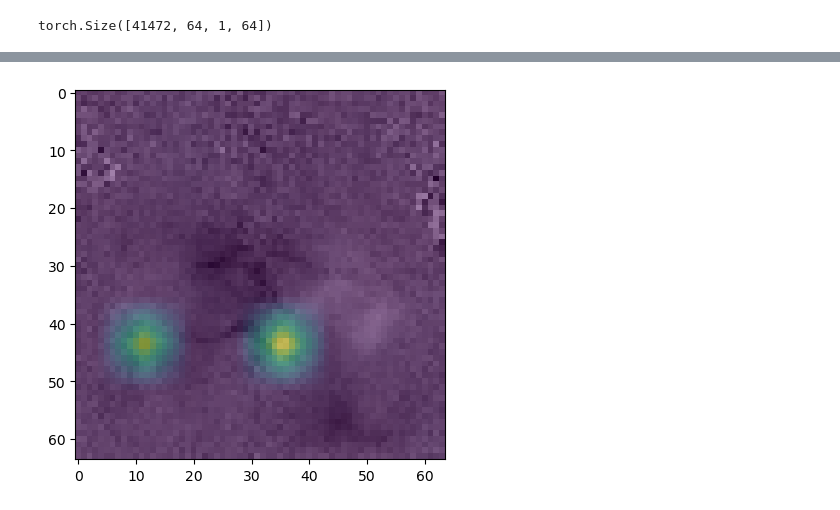
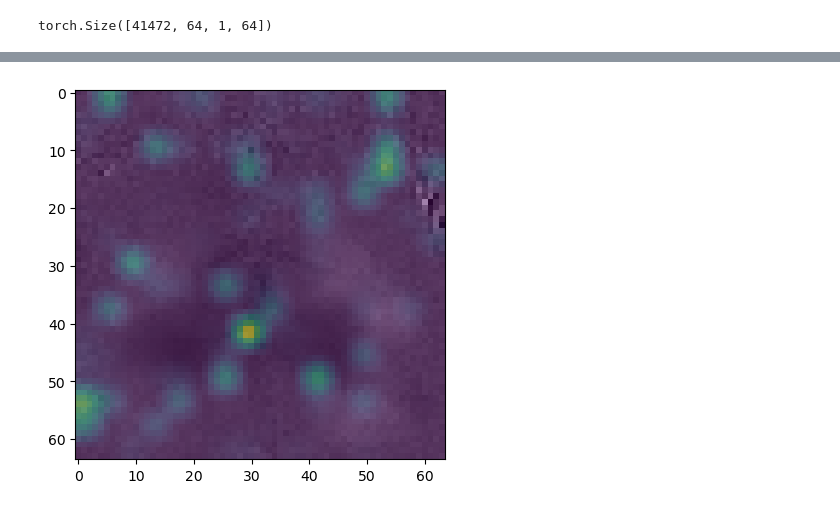
Before and after one commit to Tsuchijo/CEBRA-ViT, a Jupyter notebook: src/testing.ipynb, the cells around one changed output, grey strips where cells are left out. Saved outputs shown, nothing was run; the diff lists cells and outputs as text; code cells hidden in the pictures.

```diff
--- a/src/testing.ipynb
+++ b/src/testing.ipynb
@@ -169,6 +169,11 @@ class LSTM(nn.Module):
         lstm_out, self.hidden = self.lstm(x, self.hidden)
         out = self.fc(lstm_out[:, -1, :])
         return out
+    def reset_weights(self):
+        for layer in self.children():
+            if hasattr(layer, 'reset_parameters'):
+                layer.reset_parameters()
+
 
 vit_classifier = LSTM(8, 64, 2, 1)
 mlp_classifier = LSTM(8, 64, 2, 1)
@@ -238,0 +182,18 @@ plt.show()
+# %%
+## Evaluates the accuracy of a Model given a batch of data and labels
+# @param model: model to evaluate
+# @param batch: batch of data to evaluate
+# @param labels: labels for the batch of data
+# @return predictions: predictions for the batch of data and the accuracy of the model
+def evaluate_model(model, batch, labels):
+    model.eval()
+    predictions = []
+    correct = 0
+    for i in range(len(batch)):
+        model.hidden = model.init_hidden()
+        prediction = (model(torch.from_numpy(batch[i]).float().unsqueeze(0).to('cuda')).detach().cpu().numpy())
+        # argmax to get the prediction
+        predictions.append(np.argmax(prediction))
+        if np.argmax(prediction) == np.argmax(labels[i]):
+            correct += 1
+    return correct / len(batch), predictions
@@ -239,9 +338,11 @@ plt.show()
 # %%
+
 # Test the LSTM on last 20% of data
 vit_classifier.eval()
 mlp_classifier.eval()
 vit_correct = 0
 mlp_correct = 0
+test_split = 0.8
 
 # test set split
 vit_test = batch_vit[int(len(batch_vit) * test_split):]
@@ -318,0 +417,14 @@ emb, attn = ViT(tensor_data.movedim(1,2)[0:288].to('cuda'))
+# %%
+vid_index = 100
+frame = 201
+emb, attn = ViT(tensor_data.movedim(1,2)[288 * vid_index: (288 * (vid_index + 1))].to('cuda'))
+brain_video =  tensor_data.squeeze()[288 * vid_index: (288 * (vid_index + 1))].detach().cpu().numpy()
+attn_map = attn[frame].detach().cpu().numpy()
+attn_map = np.sum(attn_map, axis=1)
+last_layer = attn_map[-1]
+head_index =48
+head = last_layer[head_index, 1:]
+grid_size = int(np.sqrt(attn_map.shape[-1]))
+mapping = head.reshape(grid_size, grid_size)
+plt.imshow(brain_video[frame], cmap='gray')
+plt.imshow(cv2.resize(mapping, brain_video[0].shape), alpha=0.4)
@@ -367,20 +461,21 @@ plt.imshow(tensor_data.squeeze()[0].detach().cpu().numpy())
 # %%
 import matplotlib.pyplot as plt
 import matplotlib.cm as cm
 import matplotlib.animation as animation
-vid_index = 10
+vid_index = 25
+emb, attn = ViT(tensor_data.movedim(1,2)[(288 * vid_index): (288 * (vid_index + 1))].to('cuda'))
 masks = [rollout(map.to('cpu')) for map in attn]
 attention_video =  np.array([cv2.resize(mask, (64, 64)) for mask in masks])
 brain_video =  tensor_data.squeeze()[288 * vid_index: (288 * (vid_index + 1))].detach().cpu().numpy()
 
 frames = [] # for storing the generated images
 fig = plt.figure()
 for i in range(len(attention_video)):
     frames.append([plt.imshow(attention_video[i],animated=True), plt.imshow(brain_video[i], cmap='gray', alpha=0.5, animated=True)])
 
 ani = animation.ArtistAnimation(fig, frames, interval=50, blit=True,
                                 repeat_delay=1000)
 ani.save('movie.mp4')
 plt.show()
 # %% [output]
-[figure, old version]
+[figure, new version]
```
Also changed, not shown: parts of 15 cells of this notebook, 15 other files.
